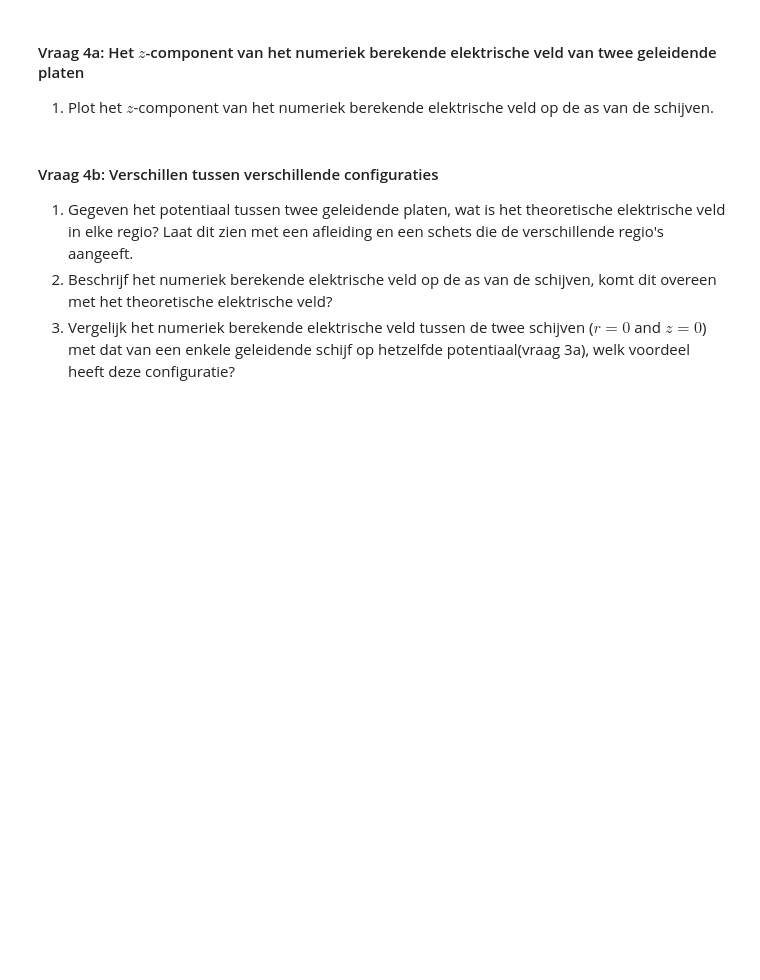
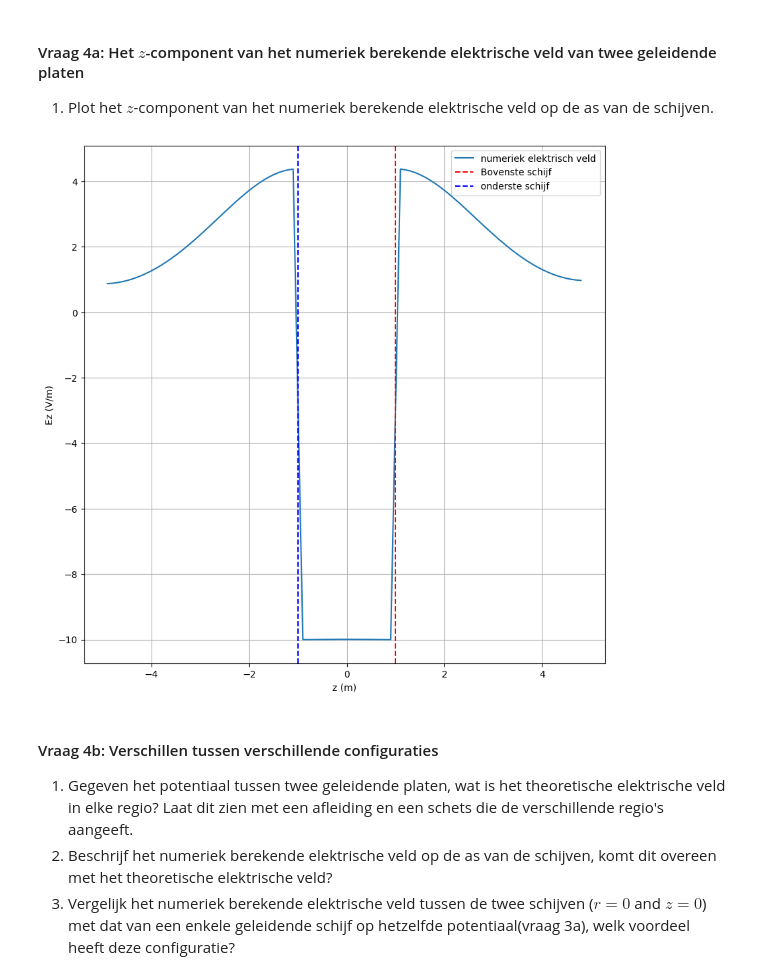
Before and after one commit to Spaantje5/opdrachten-DEF-D, a Jupyter notebook: DigitaleOntwerpopdrachten/1CondensatorOpdracht/CondensatorOntwerpopdracht.ipynb, the cells around one changed output. Saved outputs shown, nothing was run; the diff lists cells and outputs as text; code cells hidden in the pictures; blank space fills up the shorter version.

```diff
--- a/DigitaleOntwerpopdrachten/1CondensatorOpdracht/CondensatorOntwerpopdracht.ipynb
+++ b/DigitaleOntwerpopdrachten/1CondensatorOpdracht/CondensatorOntwerpopdracht.ipynb
@@ -591,9 +591,21 @@ plot_results_disk(Ez, Er, normE, V, r, z, grid_step, disk_radius, z_pos_disk1, z
 
 1. Plot het $z$-component van het numeriek berekende elektrische veld op de as van de schijven.
 # %%
-###
-###your code here###
-###
+idx_r0 = np.argmin(abs(r_for_E))
+
+Ez_r0_numeriek = Ez[:,idx_r0]
+
+plt.figure(figsize=(10, 10))
+plt.plot(z_for_E, Ez_r0_numeriek, "-", label="numeriek elektrisch veld")
+plt.axvline(z_pos_disk1,color="r",linestyle="--", label="Bovenste schijf")
+plt.axvline(z_pos_disk2,color="b",linestyle="--", label="onderste schijf")
+plt.xlabel("z (m)")
+plt.ylabel("Ez (V/m)")
+plt.grid()
+plt.legend()
+plt.show()
+# %% [output]
+[figure, added]
 # %% [markdown]
 #### Vraag 4b: Verschillen tussen verschillende configuraties
 
```
Also changed, not shown: parts of 1 cell of this notebook.
